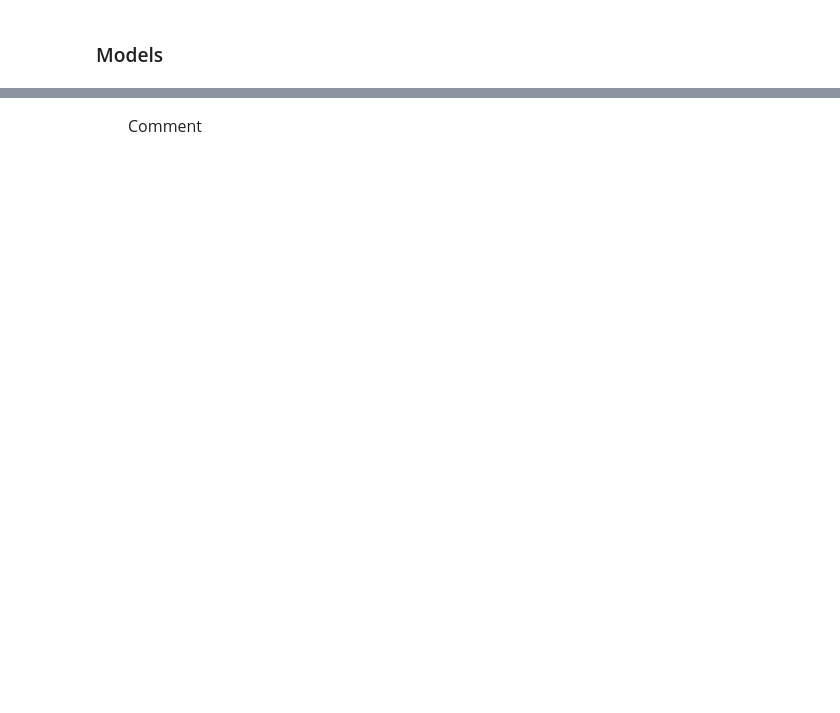
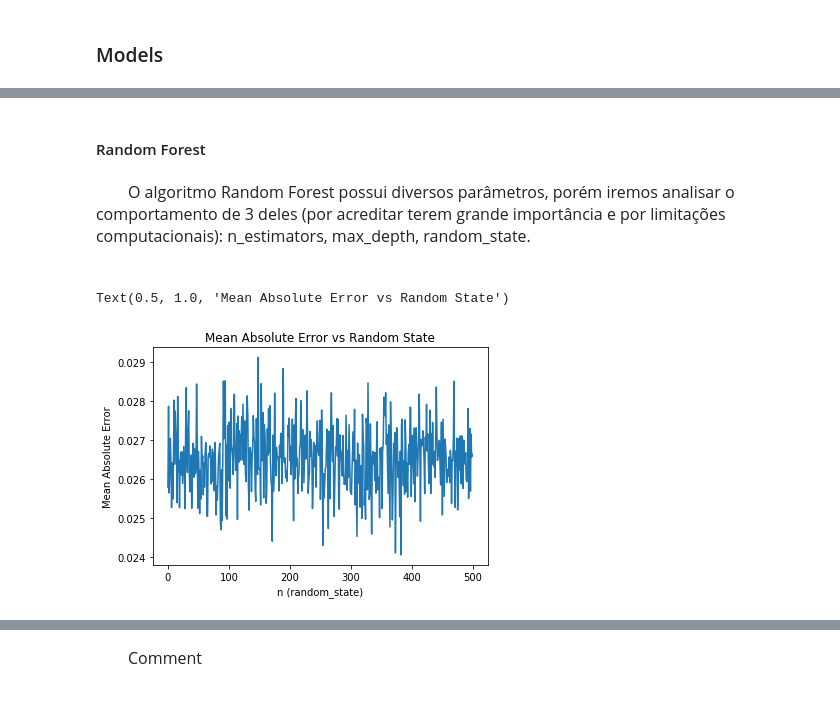
Before and after one commit to MatheusGSantos/AI, a Jupyter notebook: Projeto 1/Prova 2.ipynb, the cells around one changed output, grey strips where cells are left out. Cells and saved outputs as stored; diff of their text form; code cells hidden in the pictures; blank space fills up the shorter version.

```diff
--- a/Projeto 1/Prova 2.ipynb
+++ b/Projeto 1/Prova 2.ipynb
@@ -253,0 +407,10 @@ metrics.mean_squared_error(lr_pred,test_Y)
+# %%
+# normalize = True
+lr = linear_model.LinearRegression(normalize=True).fit(train_X,train_Y)
+lr_pred = lr.predict(test_X)
+# %%
+# Mean Absolute Error
+abs_error = metrics.mean_absolute_error(lr_pred,test_Y)
+# Mean Squared Error
+sqrt_error = metrics.mean_squared_error(lr_pred,test_Y)
+results.append([abs_error, sqrt_error])
@@ -253,0 +427,24 @@ metrics.mean_squared_error(lr_pred,test_Y)
+# %% [markdown]
+#### Random Forest
+# %% [markdown]
+<font size="3">&emsp;&emsp;O algoritmo Random Forest possui diversos parâmetros, porém iremos analisar o comportamento de 3 deles (por acreditar terem grande importância e por limitações computacionais): n_estimators, max_depth, random_state.</font><br><br>
+# %%
+results = []
+
+for n in range(500):
+    rf_reg = ensemble.RandomForestRegressor(n_estimators=10, random_state=n).fit(train_X,train_Y)
+    rf_pred = rf_reg.predict(test_X)
+    # Mean Absolute Error
+    abs_error = metrics.mean_absolute_error(rf_pred,test_Y)
+    # Mean Squared Error
+    sqrt_error = metrics.mean_squared_error(rf_pred,test_Y)
+    results.append([abs_error, sqrt_error])
+# %%
+r_abs = np.array([[n[0]] for n in results])
+plt.plot([[n] for n in range(500)],r_abs)
+plt.xlabel("n (random_state)")
+plt.ylabel("Mean Absolute Error")
+plt.title("Mean Absolute Error vs Random State")
+# %% [output]
+Text(0.5, 1.0, 'Mean Absolute Error vs Random State')
+[figure, added]
```
Also changed, not shown: parts of 68 cells of this notebook, 1 other file.
